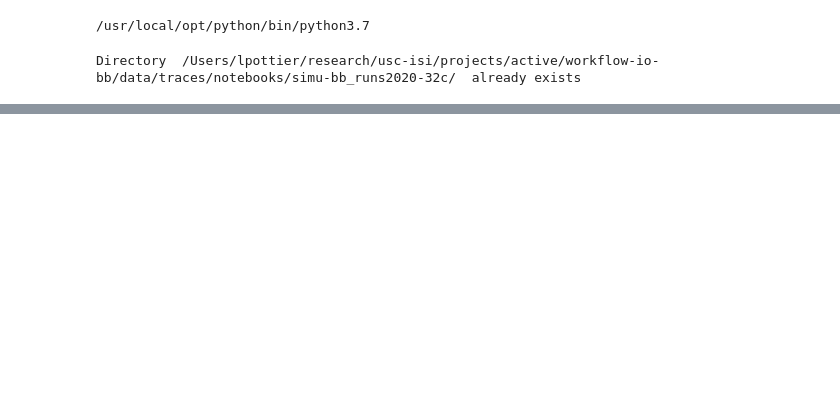
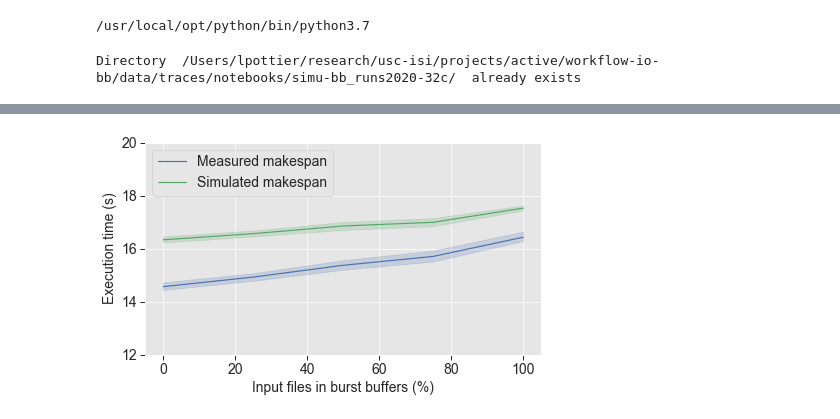
Before and after one commit to lpottier/workflow-io-bb, a Jupyter notebook: data/traces/notebooks/swarp-simu-1w-32c.ipynb, the cells around one changed output, grey strips where cells are left out. Saved outputs shown, nothing was run; the diff lists cells and outputs as text; code cells hidden in the pictures; blank space fills up the shorter version.

```diff
--- a/data/traces/notebooks/swarp-simu-1w-32c.ipynb
+++ b/data/traces/notebooks/swarp-simu-1w-32c.ipynb
@@ -220,22 +224,24 @@ STRIPED: min error 16.587729427803104 , avg error 24.832982055259677 , sd error
 # %%
 xlabel='Input files in burst buffers (%)'
 ylabel='Execution time (s)'
 
 # name = col.split("_")[0].lower()
 
 f = plt.figure(figsize=fig_size_rect)
 f.patch.set_alpha(0)
 
 g = sns.lineplot(x="BB_NB_FILES", y="MAKESPAN_S", data=bigagg[is_ONNODE & is_FITS],  color="b", markers=True)
 g = sns.lineplot(x="BB_NB_FILES", y="SIMULATION_S", data=bigagg[is_ONNODE & is_FITS],  color="g", markers=True)
 
 g.legend(loc='upper left', title='', labels=["Measured makespan", "Simulated makespan"])
-g.set(xlabel=xlabel, ylabel=ylabel)
+g.set(xlabel=xlabel, ylabel=ylabel,ylim=(12,20))
 
 plt.tight_layout()
 plt.savefig(OUTPUT+'swarp-simu-onnode-mksp-files.pdf', facecolor=f.get_facecolor(), edgecolor='none')
 plt.savefig(OUTPUT+'swarp-simu-onnode-mksp-files.pgf', facecolor=f.get_facecolor(), edgecolor='none')
 plt.show()
+# %% [output]
+[figure, added]
 # %%
 print("ONNODE: min error",
     min(bigagg[is_ONNODE & is_FITS]['ERR']),
```
Also changed, not shown: parts of 7 cells of this notebook, 1 other file.
